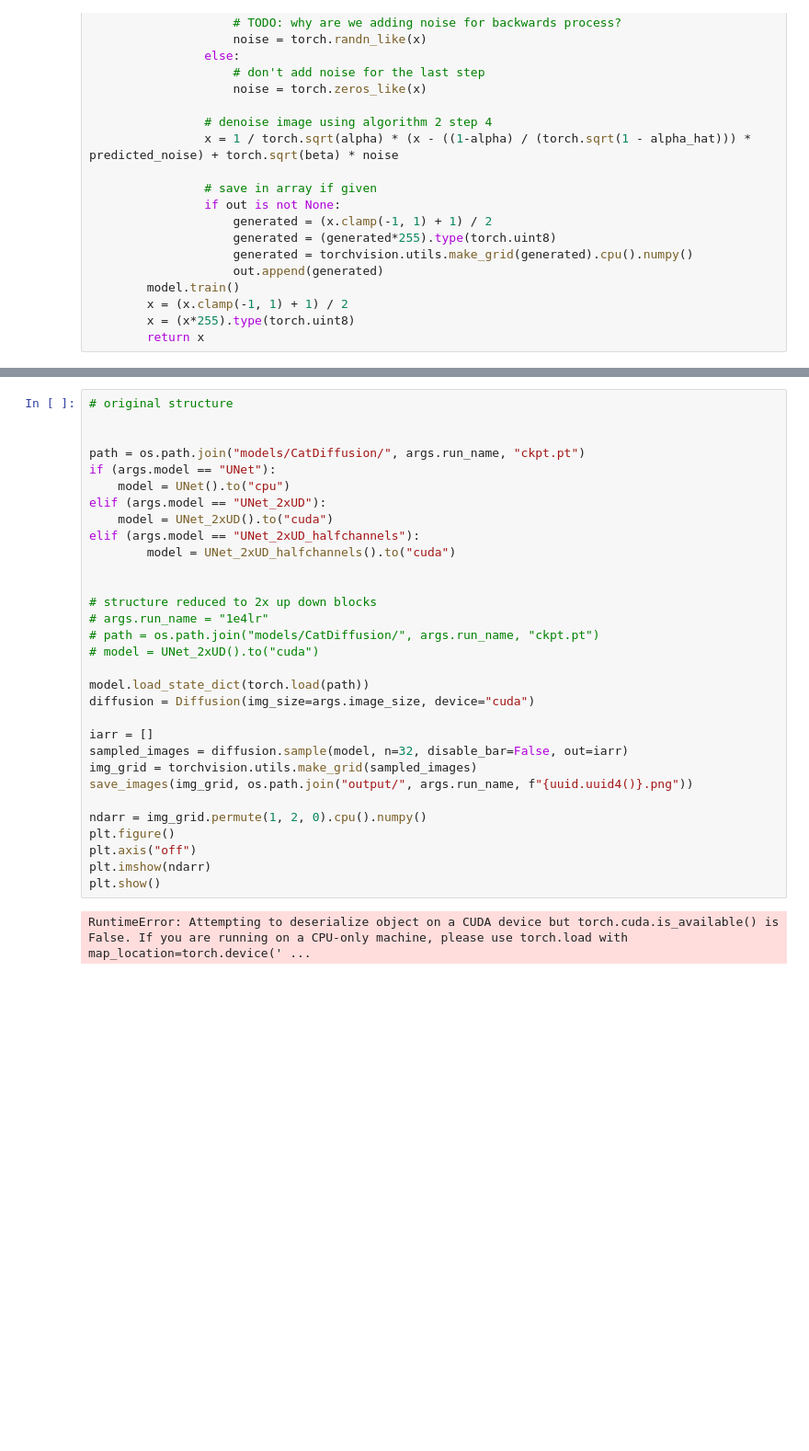
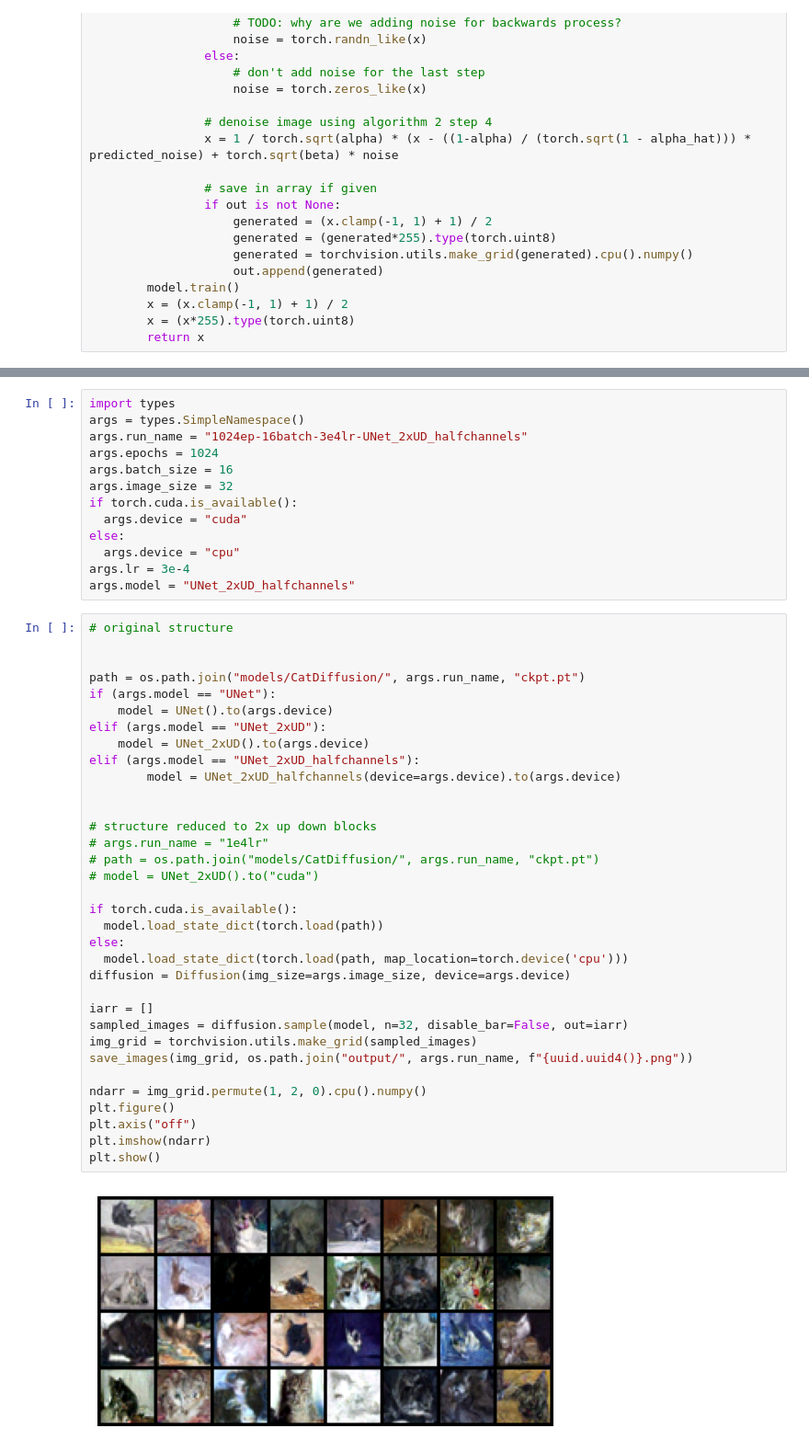
Before and after one commit to dkumar2701/image-deeplearning, a Jupyter notebook: FIDanalysis.ipynb, the cells around one changed output, grey strips where cells are left out. Shown at 92% size. Drawn from its saved outputs; the diff is of its cells as text; blank space fills up the shorter version.

```diff
--- a/FIDanalysis.ipynb
+++ b/FIDanalysis.ipynb
@@ -145,33 +207,49 @@ class Diffusion:
+# %%
+import types
+args = types.SimpleNamespace()
+args.run_name = "1024ep-16batch-3e4lr-UNet_2xUD_halfchannels"
+args.epochs = 1024
+args.batch_size = 16
+args.image_size = 32
+if torch.cuda.is_available():
+  args.device = "cuda"
+else:
+  args.device = "cpu"
+args.lr = 3e-4
+args.model = "UNet_2xUD_halfchannels"
 # %%
 # original structure
 
 
 path = os.path.join("models/CatDiffusion/", args.run_name, "ckpt.pt")
 if (args.model == "UNet"):
-    model = UNet().to("cpu")
+    model = UNet().to(args.device)
 elif (args.model == "UNet_2xUD"):
-    model = UNet_2xUD().to("cuda")
+    model = UNet_2xUD().to(args.device)
 elif (args.model == "UNet_2xUD_halfchannels"):
-        model = UNet_2xUD_halfchannels().to("cuda")
+        model = UNet_2xUD_halfchannels(device=args.device).to(args.device)
 
 
 # structure reduced to 2x up down blocks
 # args.run_name = "1e4lr"
 # path = os.path.join("models/CatDiffusion/", args.run_name, "ckpt.pt")
 # model = UNet_2xUD().to("cuda")
 
-model.load_state_dict(torch.load(path))
-diffusion = Diffusion(img_size=args.image_size, device="cuda")
+if torch.cuda.is_available():
+  model.load_state_dict(torch.load(path))
+else:
+  model.load_state_dict(torch.load(path, map_location=torch.device('cpu')))
+diffusion = Diffusion(img_size=args.image_size, device=args.device)
 
 iarr = []
 sampled_images = diffusion.sample(model, n=32, disable_bar=False, out=iarr)
 img_grid = torchvision.utils.make_grid(sampled_images)
 save_images(img_grid, os.path.join("output/", args.run_name, f"{uuid.uuid4()}.png"))
 
 ndarr = img_grid.permute(1, 2, 0).cpu().numpy()
 plt.figure()
 plt.axis("off")
 plt.imshow(ndarr)
 plt.show()
 # %% [output]
-RuntimeError: Attempting to deserialize object on a CUDA device but torch.cuda.is_available() is False. If you are running on a CPU-only machine, please use torch.load with map_location=torch.device(' ...
+[figure, added]
```
Also changed, not shown: parts of 38 cells of this notebook, 1 other file.
